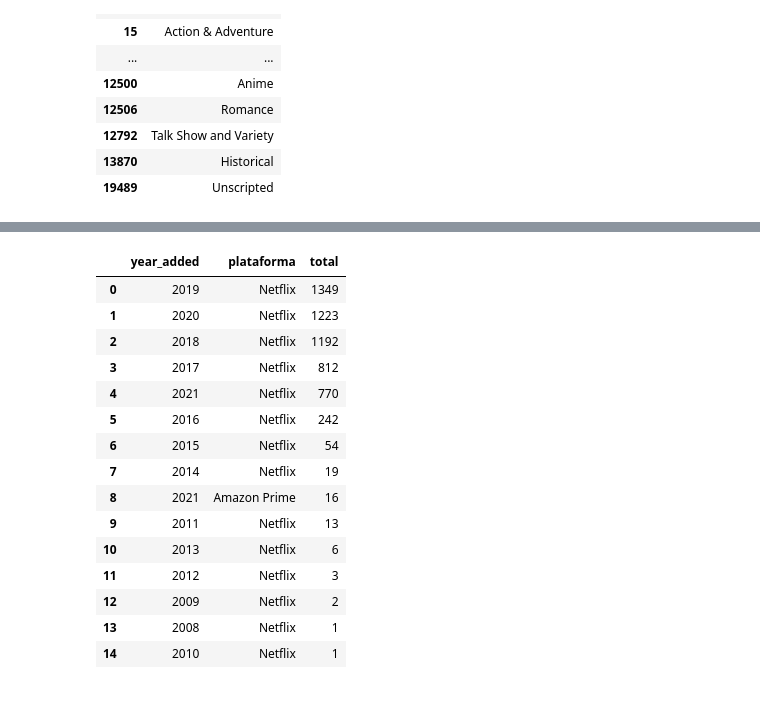
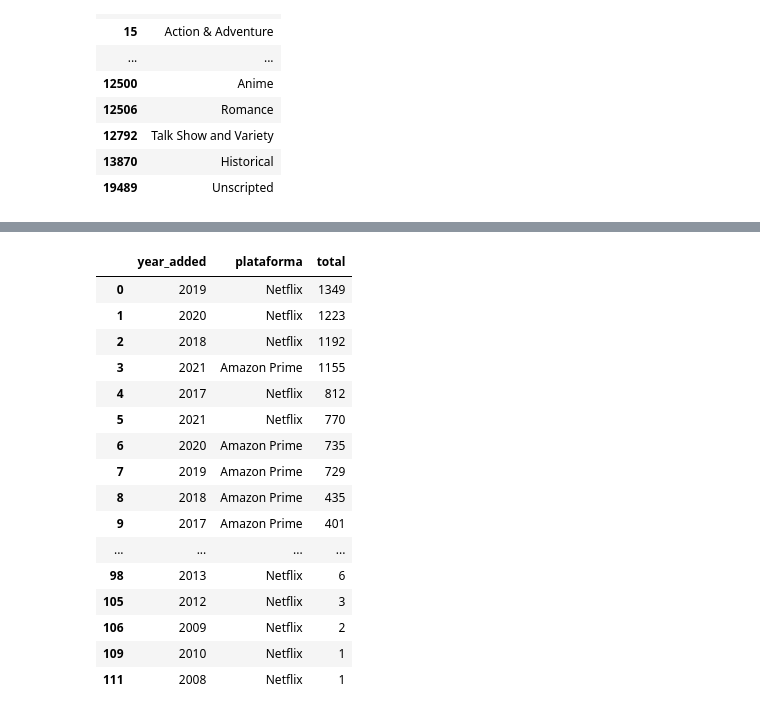
Before and after one commit to maisonhenrique/DataChallenge, a Jupyter notebook: AnaliseExploratoria.ipynb, the cells around one changed output, grey strips where cells are left out. Drawn from its saved outputs; the diff is of its cells as text; code cells hidden in the pictures.

```diff
--- a/AnaliseExploratoria.ipynb
+++ b/AnaliseExploratoria.ipynb
@@ -46,7 +45,7 @@ df_netflix['director'].replace(np.nan, 'No Data',inplace  = True)
 df_netflix.dropna(inplace=True)
 
 # Drop Duplicates
-df_netflix.drop_duplicates(inplace= True)
+df_netflix = df_netflix.drop_duplicates(["title"])
 df_netflix
 # %% [output]
 |  | show_id | type | title | director | cast | country | date_added | release_year | rating | duration | ... |
@@ -111,8 +118,8 @@ df_amazon['country'].replace(np.nan, 'No Data',inplace  = True)
 df_amazon['cast'].replace(np.nan, 'No Data',inplace  = True)
 df_amazon['director'].replace(np.nan, 'No Data',inplace  = True)
 
-# Drop Duplicates5
-df_amazon.drop_duplicates(inplace= True)
+# Drop Duplicates
+df_amazon = df_amazon.drop_duplicates(["title"])
 df_amazon
 # %% [output]
 |  | show_id | type | title | director | cast | country | date_added | release_year | rating | duration | ... |
@@ -199,0 +213,5 @@ EDA
+# %%
+# Preencher valores faltantes no ano de lançamento
+
+df['year_added'] = df['year_added'].fillna(df['release_year'])
+df
@@ -405,24 +461,27 @@ plt.show()
 # %%
 # 7- A frequência de "Movies" de todos os dados e comparativamente em relação as duas plataformas
 df_movies = df[df['type'] == 'Movie'].groupby(['year_added', 'plataforma']).size().sort_values(ascending=False).reset_index()
 df_movies.rename(columns = {0: 'total'}, inplace = True)
 df_movies['year_added'] = df_movies['year_added'].astype(int)
-df_movies
+
+filtered_df_movies = df_movies[df_movies.year_added >= 2006]
+filtered_df_movies
 # %% [output]
 |  | year_added | plataforma | total |
 | 0 | 2019 | Netflix | 1349 |
 | 1 | 2020 | Netflix | 1223 |
 | 2 | 2018 | Netflix | 1192 |
-| 3 | 2017 | Netflix | 812 |
-| 4 | 2021 | Netflix | 770 |
-| 5 | 2016 | Netflix | 242 |
-| 6 | 2015 | Netflix | 54 |
-| 7 | 2014 | Netflix | 19 |
-| 8 | 2021 | Amazon Prime | 16 |
-| 9 | 2011 | Netflix | 13 |
-| 10 | 2013 | Netflix | 6 |
-| 11 | 2012 | Netflix | 3 |
-| 12 | 2009 | Netflix | 2 |
-| 13 | 2008 | Netflix | 1 |
-| 14 | 2010 | Netflix | 1 |
+| 3 | 2021 | Amazon Prime | 1155 |
+| 4 | 2017 | Netflix | 812 |
+| 5 | 2021 | Netflix | 770 |
+| 6 | 2020 | Amazon Prime | 735 |
+| 7 | 2019 | Amazon Prime | 729 |
+| 8 | 2018 | Amazon Prime | 435 |
+| 9 | 2017 | Amazon Prime | 401 |
+| ... | ... | ... | ... |
+| 98 | 2013 | Netflix | 6 |
+| 105 | 2012 | Netflix | 3 |
+| 106 | 2009 | Netflix | 2 |
+| 109 | 2010 | Netflix | 1 |
+| 111 | 2008 | Netflix | 1 |
 # %%
```
Also changed, not shown: parts of 12 cells of this notebook.
